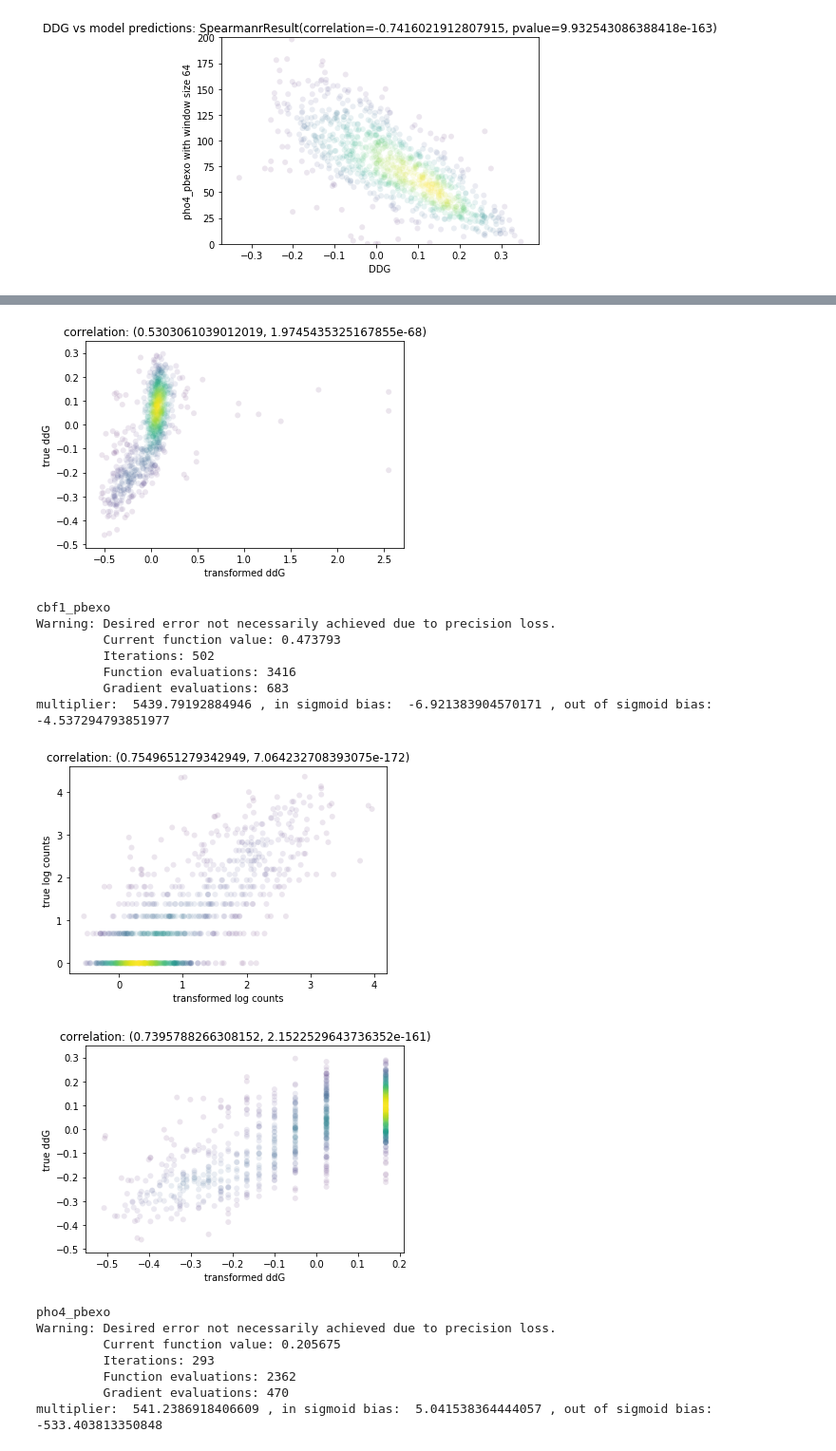
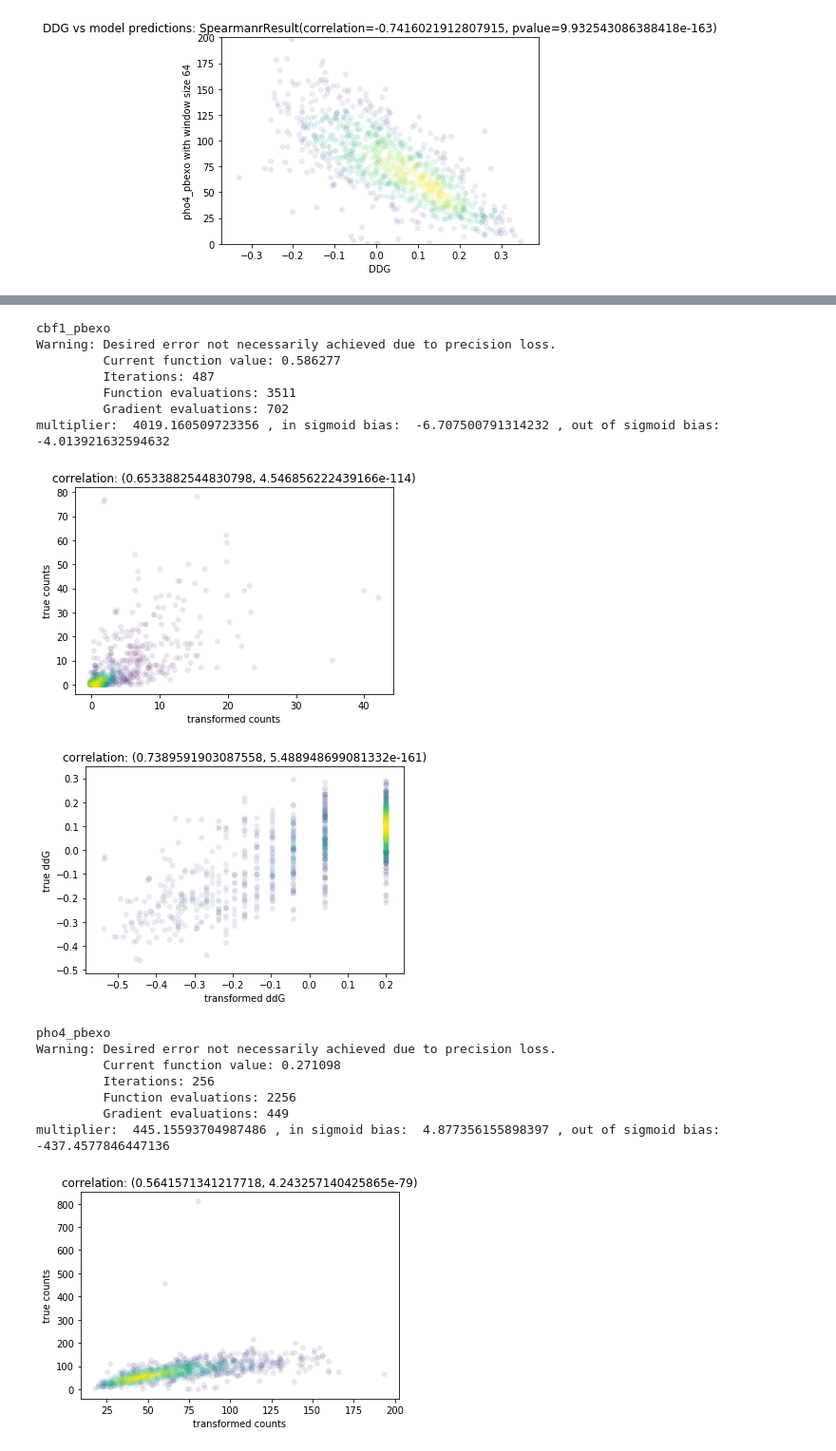
Before and after one commit to kundajelab/pho4, a Jupyter notebook: rawCountVsDdG_explicit.ipynb, the cells around one changed output, grey strips where cells are left out. Shown at 95% size. Cells and saved outputs as stored; diff of their text form; code cells hidden in the pictures.

```diff
--- a/rawCountVsDdG_explicit.ipynb
+++ b/rawCountVsDdG_explicit.ipynb
@@ -345,7 +345,7 @@ for key in dataDict.keys():
     sf = SigmoidFit()
     calibration_func, inv_func = sf(validCounts, validDdG)
     calibrated_preacts = calibration_func(labels)
-    plotCorrs("key", calibrated_preacts, preacts, "transformed log counts", "true log counts")
+    plotCorrs("key", exp(calibrated_preacts)-1, exp(preacts)-1, "transformed counts", "true counts")
     calibrated_labels = inv_func(preacts)
     if np.isnan(calibrated_labels).any():
         continue
@@ -362,17 +362,17 @@ multiplier:  5186.4170956431335 , in sigmoid bias:  -7.020411955732933 , out of
+cbf1_pbexo
+Warning: Desired error not necessarily achieved due to precision loss.
+         Current function value: 0.586277
+         Iterations: 487
+         Function evaluations: 3511
+         Gradient evaluations: 702
+multiplier:  4019.160509723356 , in sigmoid bias:  -6.707500791314232 , out of sigmoid bias:  -4.013921632594632
-[figure, old version]
+[figure, new version]
-cbf1_pbexo
-Warning: Desired error not necessarily achieved due to precision loss.
-         Current function value: 0.473793
-         Iterations: 502
-         Function evaluations: 3416
-         Gradient evaluations: 683
-multiplier:  5439.79192884946 , in sigmoid bias:  -6.921383904570171 , out of sigmoid bias:  -4.537294793851977
-[figure, old version]
+[figure, new version]
+pho4_pbexo
+Warning: Desired error not necessarily achieved due to precision loss.
+         Current function value: 0.271098
+         Iterations: 256
+         Function evaluations: 2256
+         Gradient evaluations: 449
+multiplier:  445.15593704987486 , in sigmoid bias:  4.877356155898397 , out of sigmoid bias:  -437.4577846447136
-[figure, old version]
+[figure, new version]
-pho4_pbexo
-Warning: Desired error not necessarily achieved due to precision loss.
-         Current function value: 0.205675
-         Iterations: 293
-         Function evaluations: 2362
-         Gradient evaluations: 470
-multiplier:  541.2386918406609 , in sigmoid bias:  5.041538364444057 , out of sigmoid bias:  -533.403813350848
```
Also changed, not shown: parts of 2 cells of this notebook.
